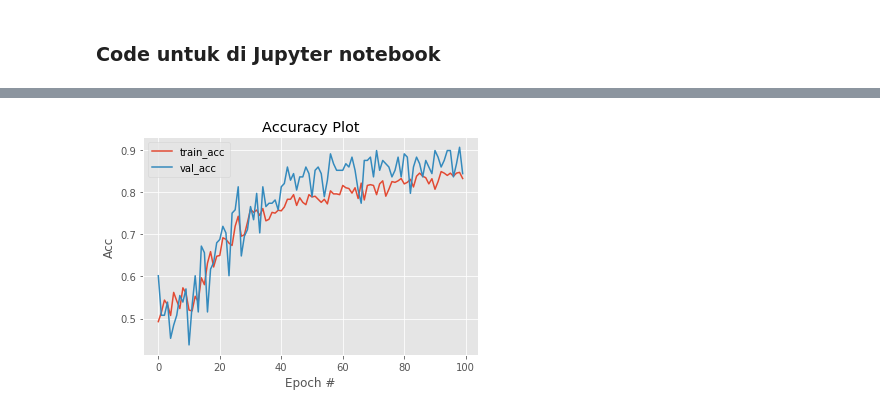
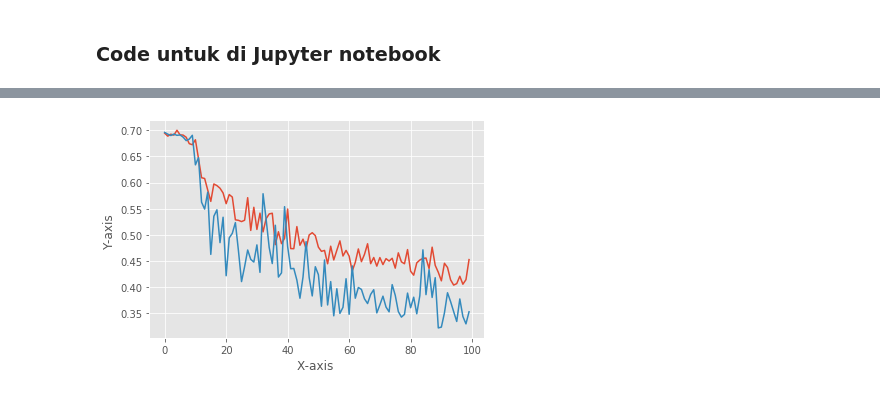
Before and after one commit to muhfadh/Tugas_Praktikum_ML_A_297-233, a Jupyter notebook: Code/Acral Melanoma.ipynb, the cells around one changed output, grey strips where cells are left out. Drawn from its saved outputs; the diff is of its cells as text; code cells hidden in the pictures.

```diff
--- a/Code/Acral Melanoma.ipynb
+++ b/Code/Acral Melanoma.ipynb
@@ -222,5 +210,13 @@ _________________________________________________________________
 model_2.compile(optimizer=Adam(learning_rate=0.001),
               loss='binary_crossentropy',
               metrics=['acc'])
-history_model_2 = model_2.fit(train_dataset, epochs = 100, steps_per_epoch = 580//batch_size, validation_steps = 144//batch_size ,validation_data=validation_dataset)
+callback = EarlyStopping(
+    monitor="val_acc",
+    patience=50,
+    verbose=1,
+    restore_best_weights=True,
+)
+train_step_size = train_dataset.n // train_dataset.batch_size
+val_step_size = validation_dataset.n // validation_dataset.batch_size
+history_model_2 = model_2.fit(train_dataset, epochs = 100, steps_per_epoch = train_step_size, validation_steps = val_step_size ,validation_data=validation_dataset, callbacks=[callback])
 # %% [output]
@@ -244,9 +239,0 @@ Epoch 100/100
-# %%
-plt.style.use("ggplot")
-plt.plot(np.arange(0, 100), history_model_1.history["loss"], label="train_loss")
-plt.plot(np.arange(0, 100), history_model_1.history["val_loss"], label="val_loss")
-plt.title("Loss Plot")
-plt.xlabel("Epoch #")
-plt.ylabel("Loss")
-plt.legend()
-plt.show()
@@ -255,11 +240,16 @@ plt.show()
-# %%
-plt.style.use("ggplot")
-plt.plot(np.arange(0, 100), history_model_2.history["acc"], label="train_acc")
-plt.plot(np.arange(0, 100), history_model_2.history["val_acc"], label="val_acc")
-plt.title("Accuracy Plot")
-plt.xlabel("Epoch #")
-plt.ylabel("Acc")
-plt.legend()
-plt.show()
-# %% [output]
-[figure, removed]
+# %%
+fig, ax = plt.subplots()
+xpoints = np.arange(0, 100)
+ypoints = history_model_2.history["loss"]
+ypoints2 = history_model_2.history["val_loss"]
+plt.plot(xpoints, ypoints, label="train_loss")
+plt.plot(xpoints, ypoints2, label="val_loss")
+plt.ylabel("Y-axis ")
+plt.xlabel("X-axis ")
+
+image_format = 'svg'
+image_name = 'model-2-loss.svg'
+
+fig.savefig(image_name, format=image_format, dpi=1200)
+# %% [output]
+[figure, added]
```
Also changed, not shown: parts of 19 cells of this notebook, 2 other files.
